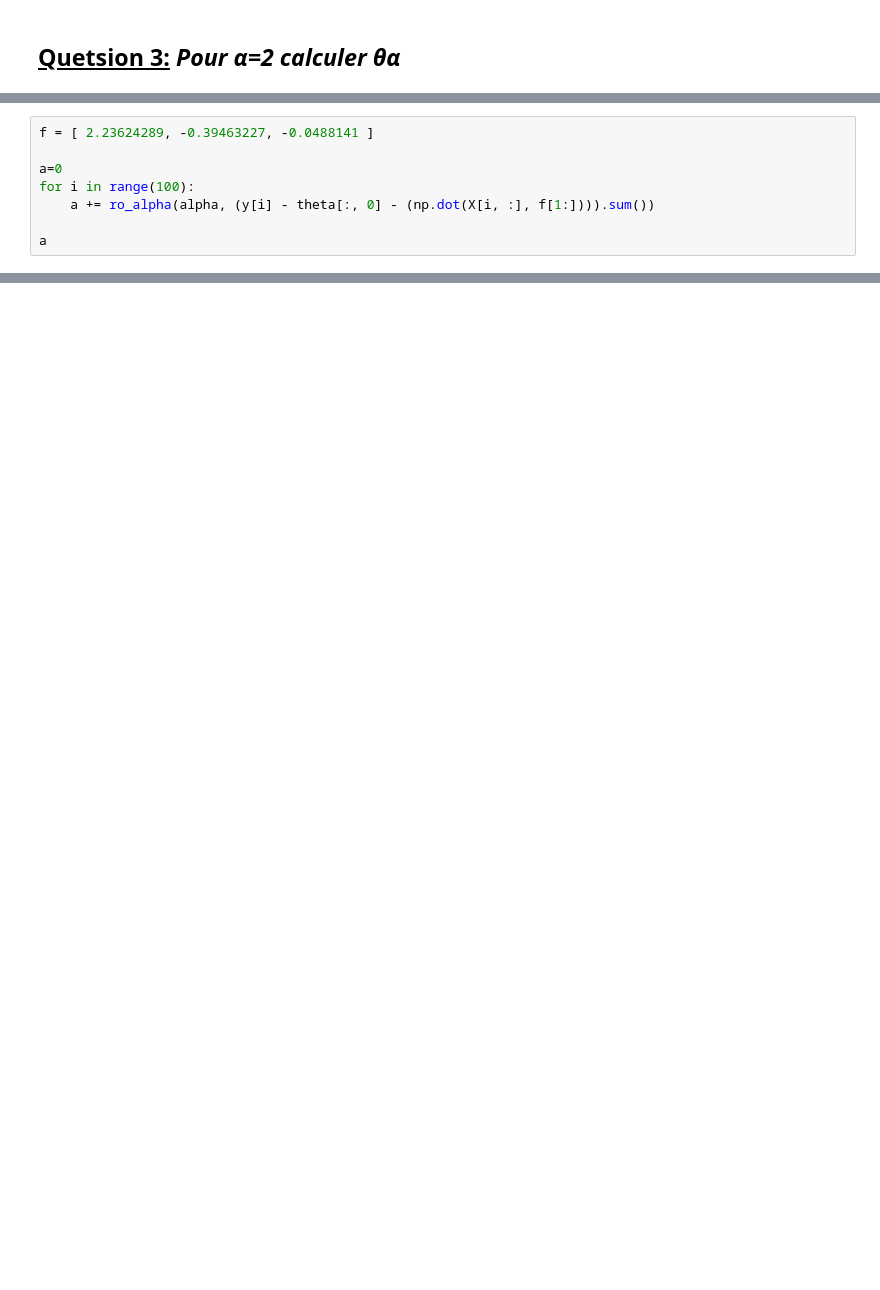
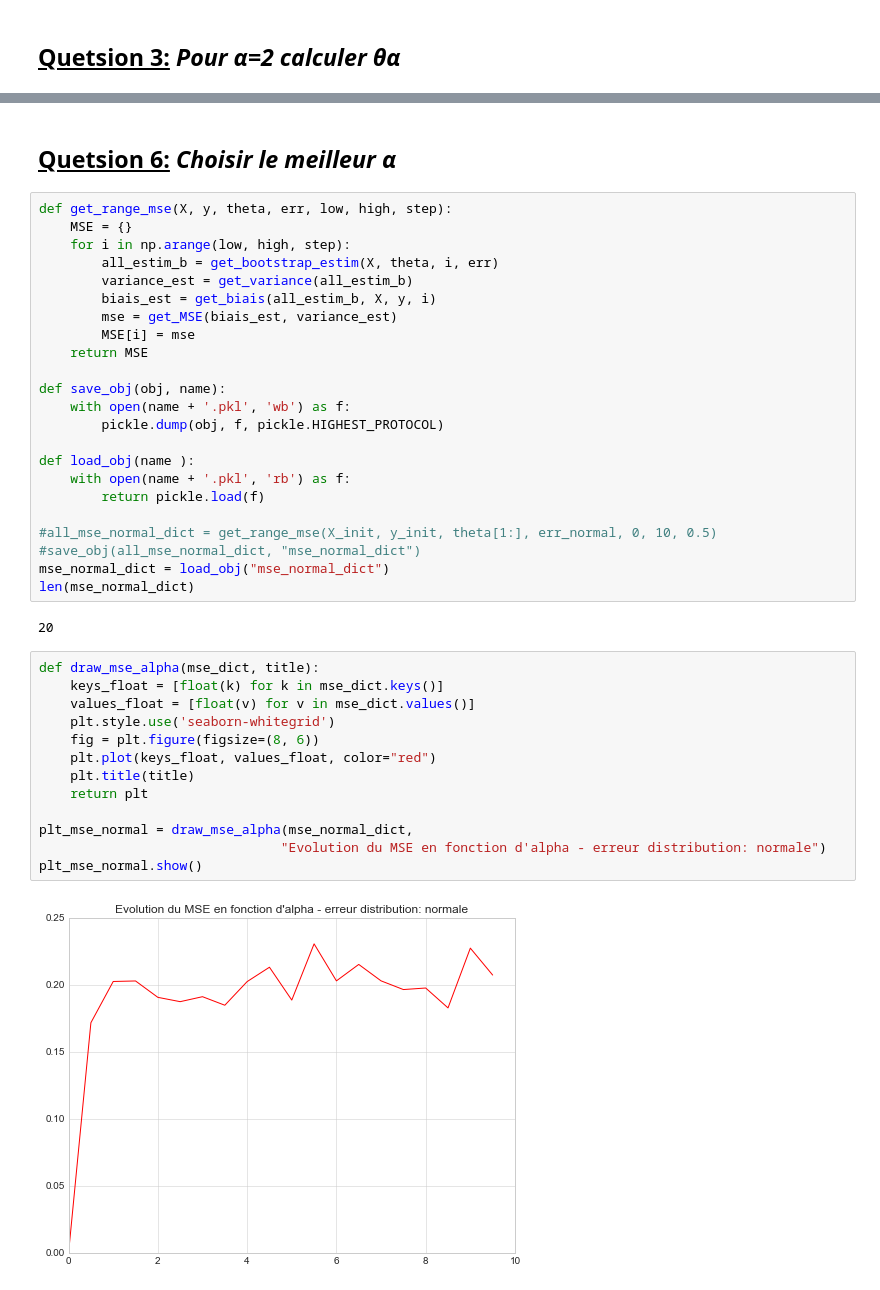
Before and after one commit to ClementTr/Statistics, a Jupyter notebook: TP3/TP_3.ipynb, the cells around one changed output, grey strips where cells are left out. Drawn from its saved outputs; the diff is of its cells as text; blank space fills up the shorter version.

```diff
--- a/TP3/TP_3.ipynb
+++ b/TP3/TP_3.ipynb
@@ -92,8 +95,0 @@ minimize(func_to_minimize, np.ones(3), method='nelder-mead', args=alpha, options
-# %%
-f = [ 2.23624289, -0.39463227, -0.0488141 ]
-
-a=0
-for i in range(100):
-    a += ro_alpha(alpha, (y[i] - theta[:, 0] - (np.dot(X[i, :], f[1:]))).sum())
-
-a
@@ -101,0 +192,42 @@ a
+# %% [markdown]
+## <u>Quetsion 6:</u> <i>Choisir le meilleur α</i>
+# %%
+def get_range_mse(X, y, theta, err, low, high, step):
+    MSE = {}
+    for i in np.arange(low, high, step):
+        all_estim_b = get_bootstrap_estim(X, theta, i, err)
+        variance_est = get_variance(all_estim_b)
+        biais_est = get_biais(all_estim_b, X, y, i)
+        mse = get_MSE(biais_est, variance_est)
+        MSE[i] = mse
+    return MSE
+
+def save_obj(obj, name):
+    with open(name + '.pkl', 'wb') as f:
+        pickle.dump(obj, f, pickle.HIGHEST_PROTOCOL)
+
+def load_obj(name ):
+    with open(name + '.pkl', 'rb') as f:
+        return pickle.load(f)
+
+#all_mse_normal_dict = get_range_mse(X_init, y_init, theta[1:], err_normal, 0, 10, 0.5)
+#save_obj(all_mse_normal_dict, "mse_normal_dict")
+mse_normal_dict = load_obj("mse_normal_dict")
+len(mse_normal_dict)
+# %% [output]
+20
+# %%
+def draw_mse_alpha(mse_dict, title):
+    keys_float = [float(k) for k in mse_dict.keys()]
+    values_float = [float(v) for v in mse_dict.values()]
+    plt.style.use('seaborn-whitegrid')
+    fig = plt.figure(figsize=(8, 6))
+    plt.plot(keys_float, values_float, color="red")
+    plt.title(title)
+    return plt
+
+plt_mse_normal = draw_mse_alpha(mse_normal_dict,
+                               "Evolution du MSE en fonction d'alpha - erreur distribution: normale")
+plt_mse_normal.show()
+# %% [output]
+[figure, added]
```
Also changed, not shown: parts of 23 cells of this notebook, 9 other files.
